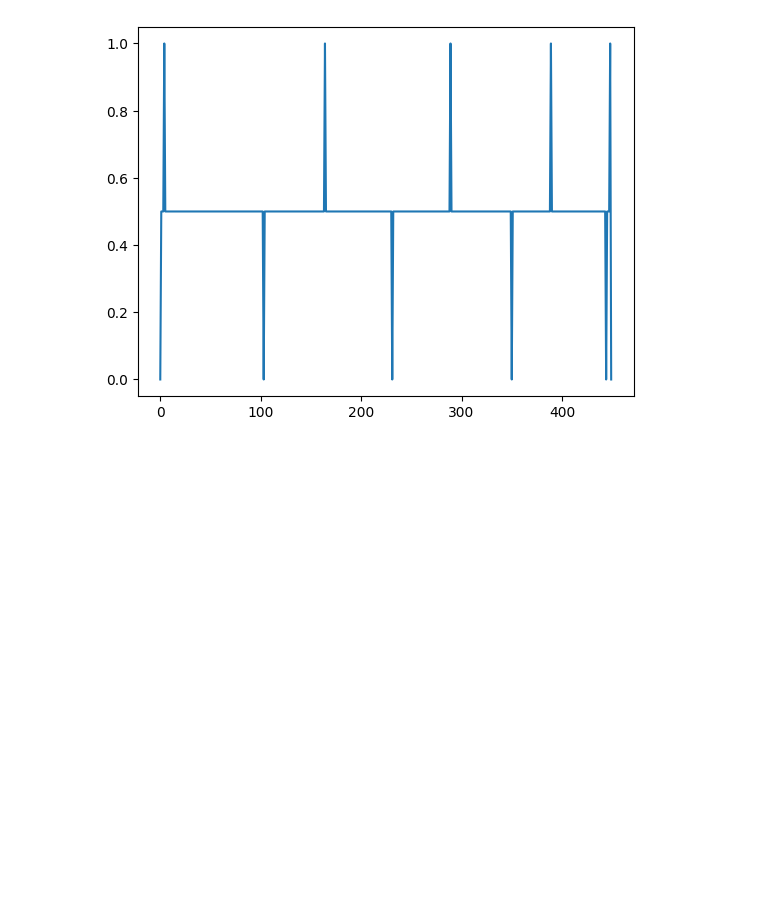
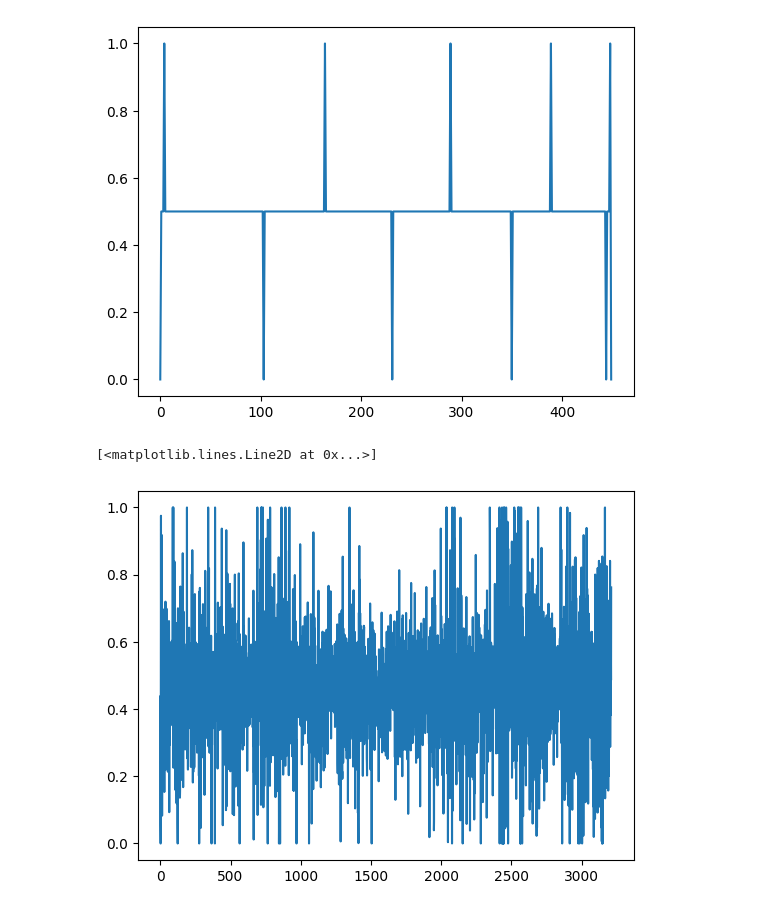
Before and after one commit to jrkosinski/articles, a Jupyter notebook: lstm-preprocessing/5_retrend.ipynb, the cells around one changed output. Saved outputs shown, nothing was run; the diff lists cells and outputs as text; code cells hidden in the pictures; blank space fills up the shorter version.

```diff
--- a/lstm-preprocessing/5_retrend.ipynb
+++ b/lstm-preprocessing/5_retrend.ipynb
@@ -119,3 +330,9 @@ for i in range(3):
+# %%
+# PLOT CHANGE BEFORE
+plt.plot(df['Change'])
+# %% [output]
+[<matplotlib.lines.Line2D at 0x...>]
+[figure, added]
 # %%
 '''
 Then this data will be added as a new column to the DataFrame, called 'Trend'. Note that the data is already
```
Also changed, not shown: parts of 5 cells of this notebook, 3 other files.
